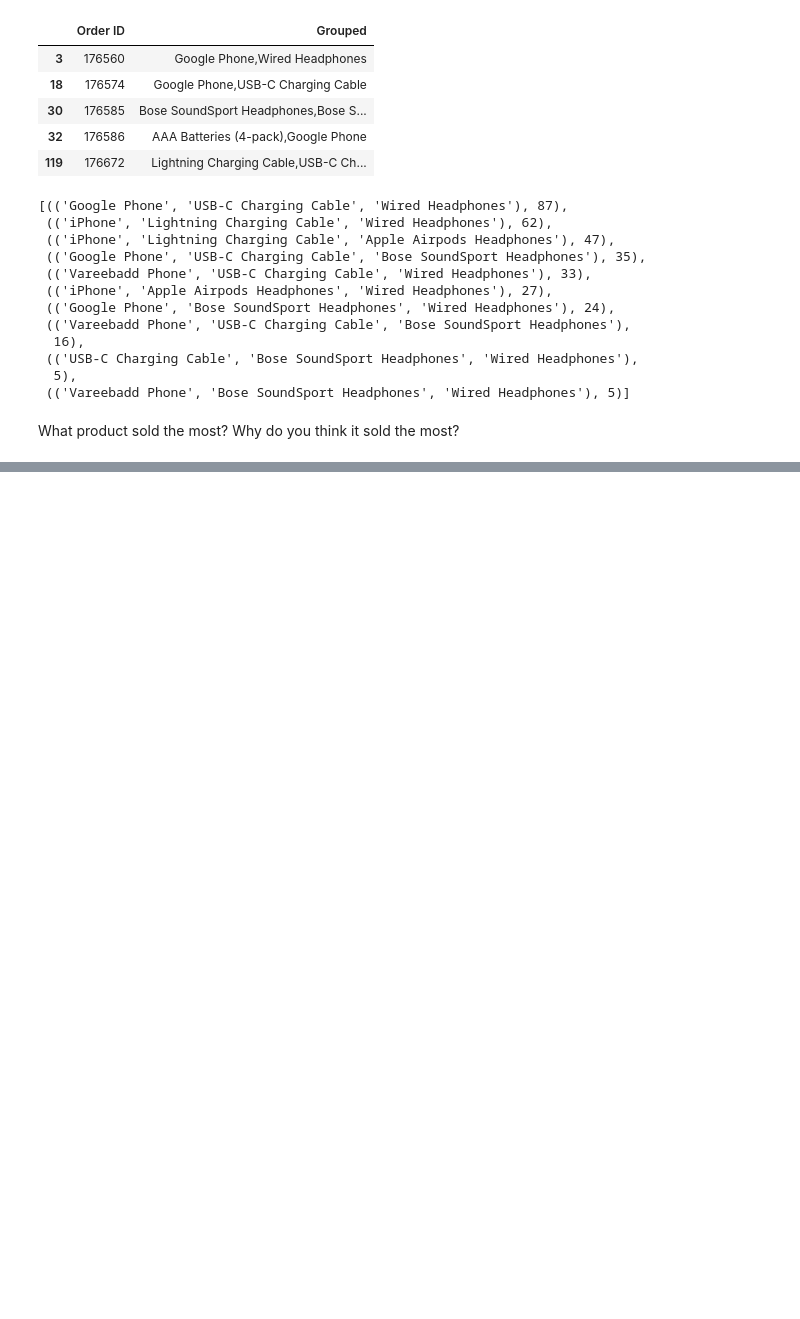
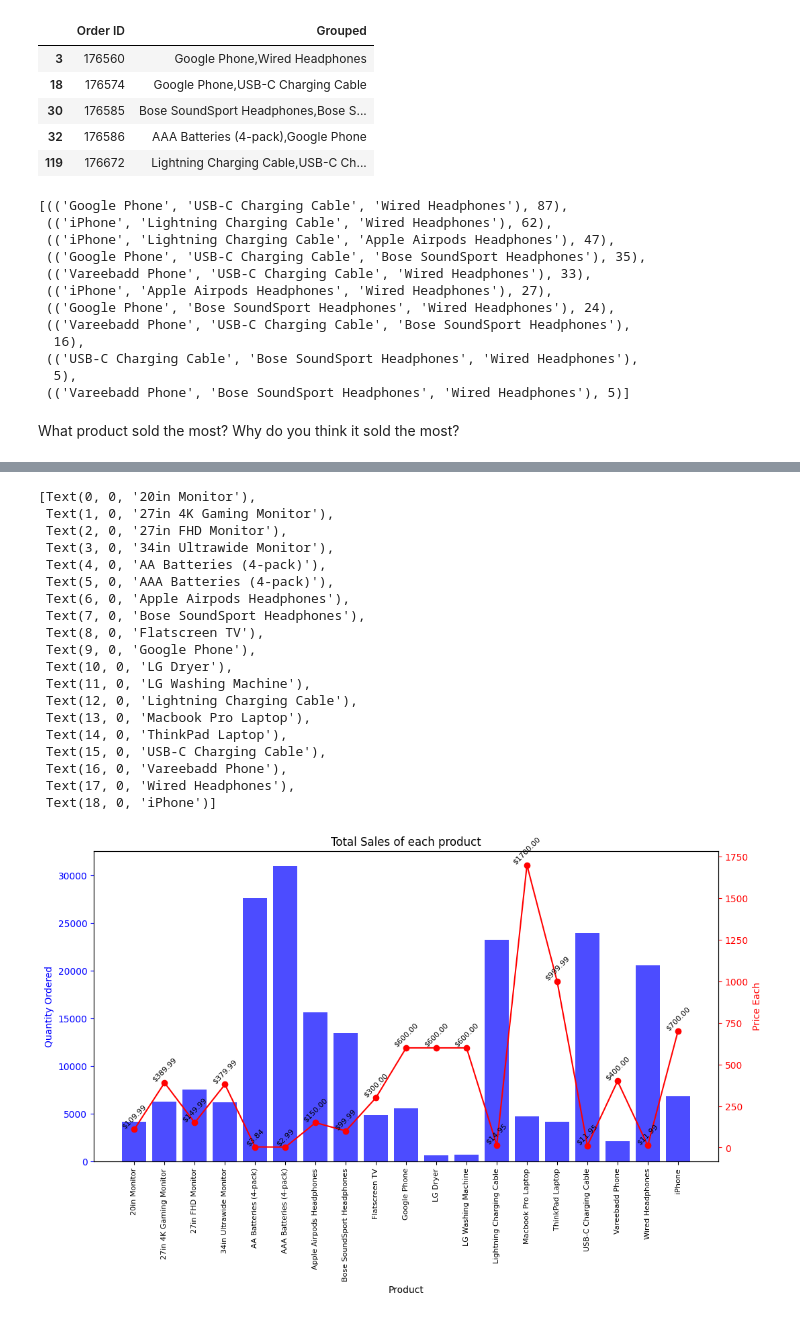
Before and after one commit to shrymhty/Sales-Analysis, a Jupyter notebook: analysis.ipynb, the cells around one changed output, grey strips where cells are left out. Drawn from its saved outputs; the diff is of its cells as text; code cells hidden in the pictures; blank space fills up the shorter version.

```diff
--- a/analysis.ipynb
+++ b/analysis.ipynb
@@ -511,0 +539,3 @@ TypeError: datetime64 type does not support sum operations
+# %%
+prices = all_data.groupby('Product')['Price Each'].mean()
+print(prices)
@@ -511,0 +560,39 @@ TypeError: datetime64 type does not support sum operations
+# %%
+fig, ax1 = plt.subplots(figsize=(12, 6))
+ax1.bar(products, sum_result, color='b', alpha=0.7, label='Quantity Ordered')
+ax1.set_xlabel('Product')
+ax1.set_ylabel('Quantity Ordered', color='b')
+ax1.tick_params('y', colors='b')
+ax1.set_title('Total Sales of each product')
+
+ax2 = ax1.twinx()
+ax2.plot(products, prices, color='r', marker='o', label='Price Each')
+ax2.set_ylabel('Price Each', color='r')
+ax2.tick_params('y', colors='r')
+
+# Add price labels on each bar with adjusted rotation and position
+for i, v in enumerate(prices):
+    ax2.text(i, v, f'${v:.2f}', ha='center', va='bottom', rotation=45, fontsize=8)  # Adjust rotation and fontsize
+
+ax1.set_xticklabels(products, rotation='vertical', size=8)
+# %% [output]
+[Text(0, 0, '20in Monitor'),
+ Text(1, 0, '27in 4K Gaming Monitor'),
+ Text(2, 0, '27in FHD Monitor'),
+ Text(3, 0, '34in Ultrawide Monitor'),
+ Text(4, 0, 'AA Batteries (4-pack)'),
+ Text(5, 0, 'AAA Batteries (4-pack)'),
+ Text(6, 0, 'Apple Airpods Headphones'),
+ Text(7, 0, 'Bose SoundSport Headphones'),
+ Text(8, 0, 'Flatscreen TV'),
+ Text(9, 0, 'Google Phone'),
+ Text(10, 0, 'LG Dryer'),
+ Text(11, 0, 'LG Washing Machine'),
+ Text(12, 0, 'Lightning Charging Cable'),
+ Text(13, 0, 'Macbook Pro Laptop'),
+ Text(14, 0, 'ThinkPad Laptop'),
+ Text(15, 0, 'USB-C Charging Cable'),
+ Text(16, 0, 'Vareebadd Phone'),
+ Text(17, 0, 'Wired Headphones'),
+ Text(18, 0, 'iPhone')]
+[figure, added]
```
Also changed, not shown: parts of 4 cells of this notebook.
